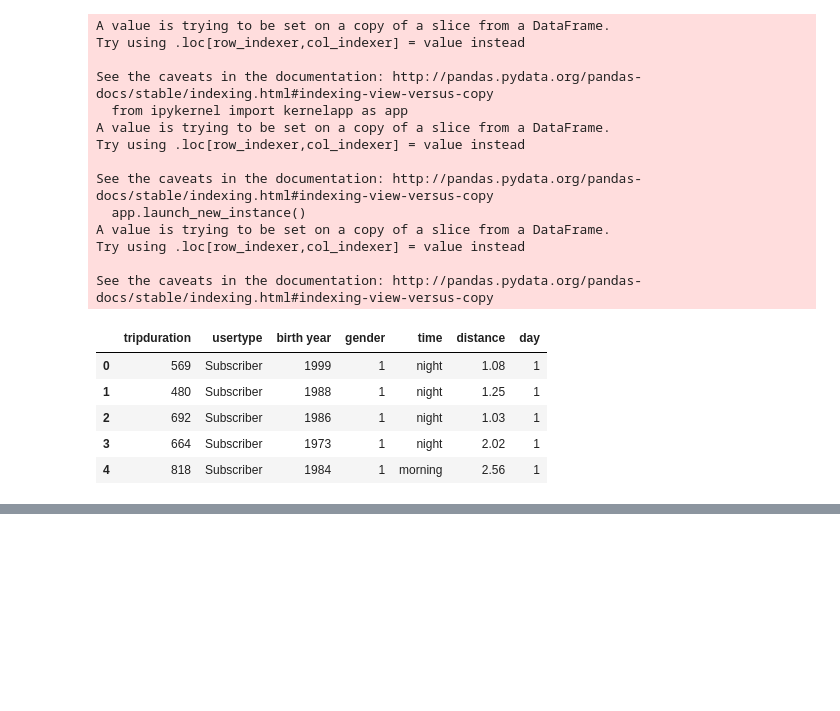
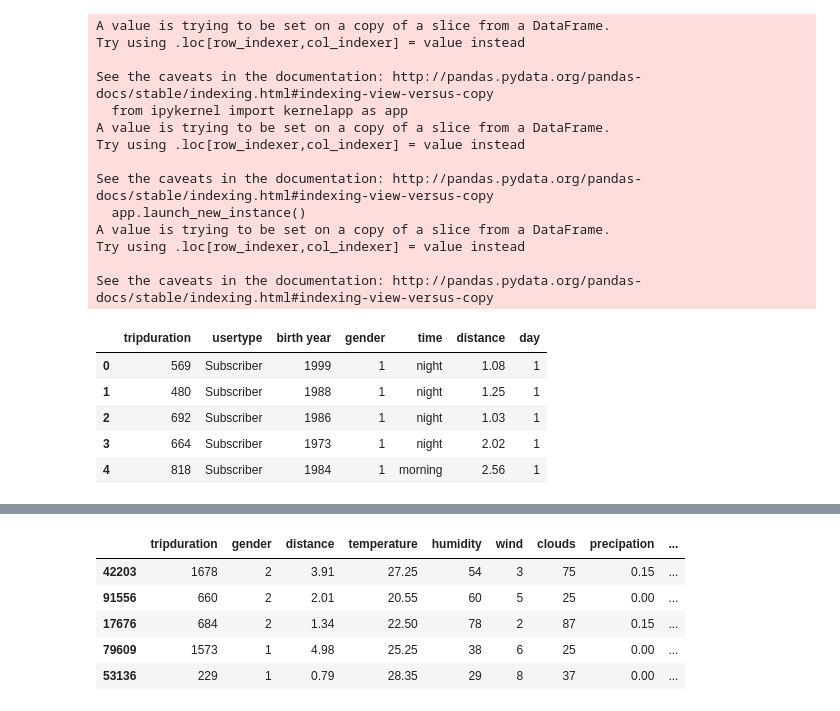
Before and after one commit to AntonBorkivskyi/BikeSharing, a Jupyter notebook: Step3.ipynb, the cells around one changed output, grey strips where cells are left out. Cells and saved outputs as stored; diff of their text form; code cells hidden in the pictures; blank space fills up the shorter version.

```diff
--- a/Step3.ipynb
+++ b/Step3.ipynb
@@ -213,0 +276,2 @@ data1.head(5)
+# %%
+data1 = pd.get_dummies(data1)
@@ -213,0 +296,13 @@ data1.head(5)
+# %%
+from sklearn.utils import shuffle
+
+data1 = shuffle(data1)
+# %%
+data1.head(5)
+# %% [output]
+|  | tripduration | gender | distance | temperature | humidity | wind | clouds | precipation | ... |
+| 42203 | 1678 | 2 | 3.91 | 27.25 | 54 | 3 | 75 | 0.15 | ... |
+| 91556 | 660 | 2 | 2.01 | 20.55 | 60 | 5 | 25 | 0.00 | ... |
+| 17676 | 684 | 2 | 1.34 | 22.50 | 78 | 2 | 87 | 0.15 | ... |
+| 79609 | 1573 | 1 | 4.98 | 25.25 | 38 | 6 | 25 | 0.00 | ... |
+| 53136 | 229 | 1 | 0.79 | 28.35 | 29 | 8 | 37 | 0.00 | ... |
```
Also changed, not shown: parts of 24 cells of this notebook.
